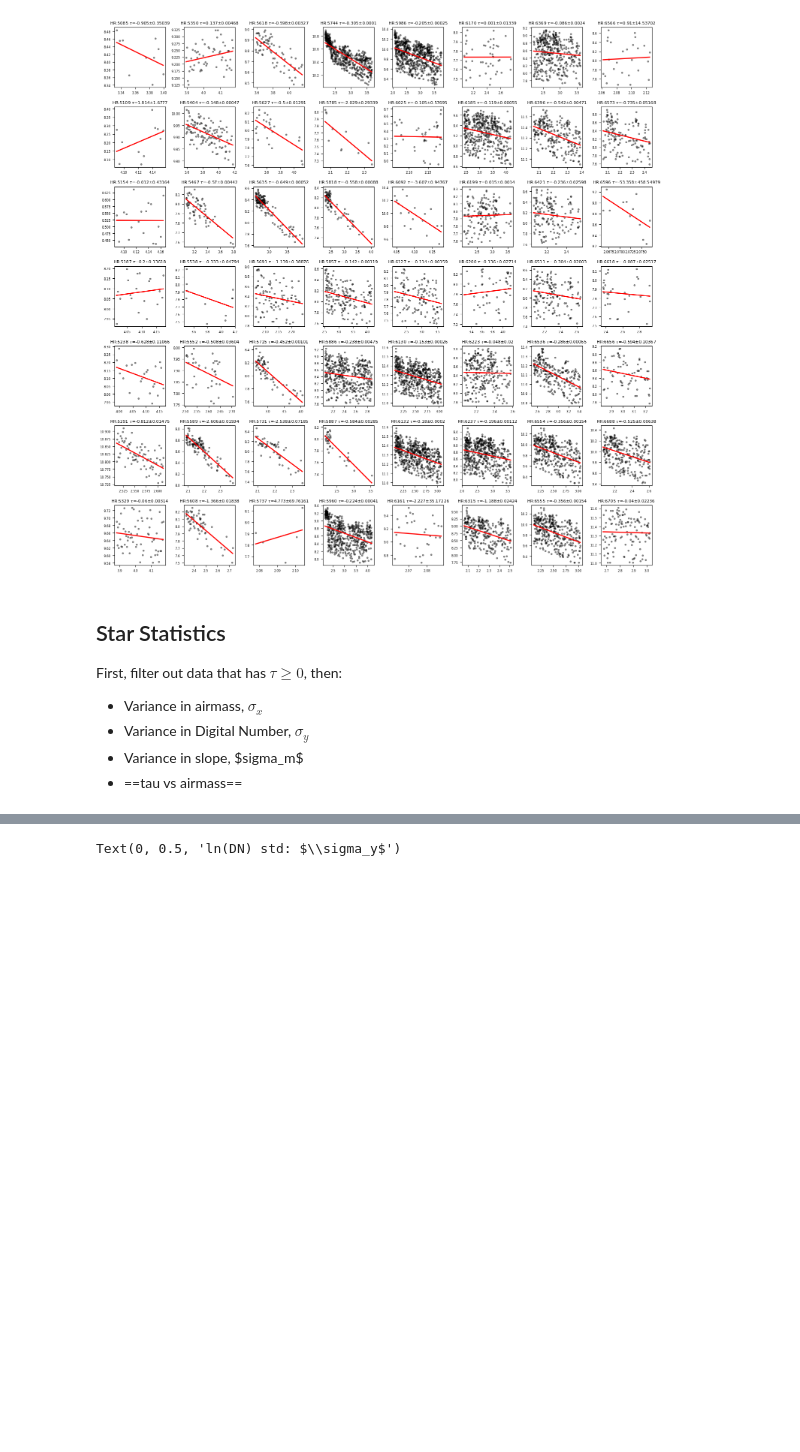
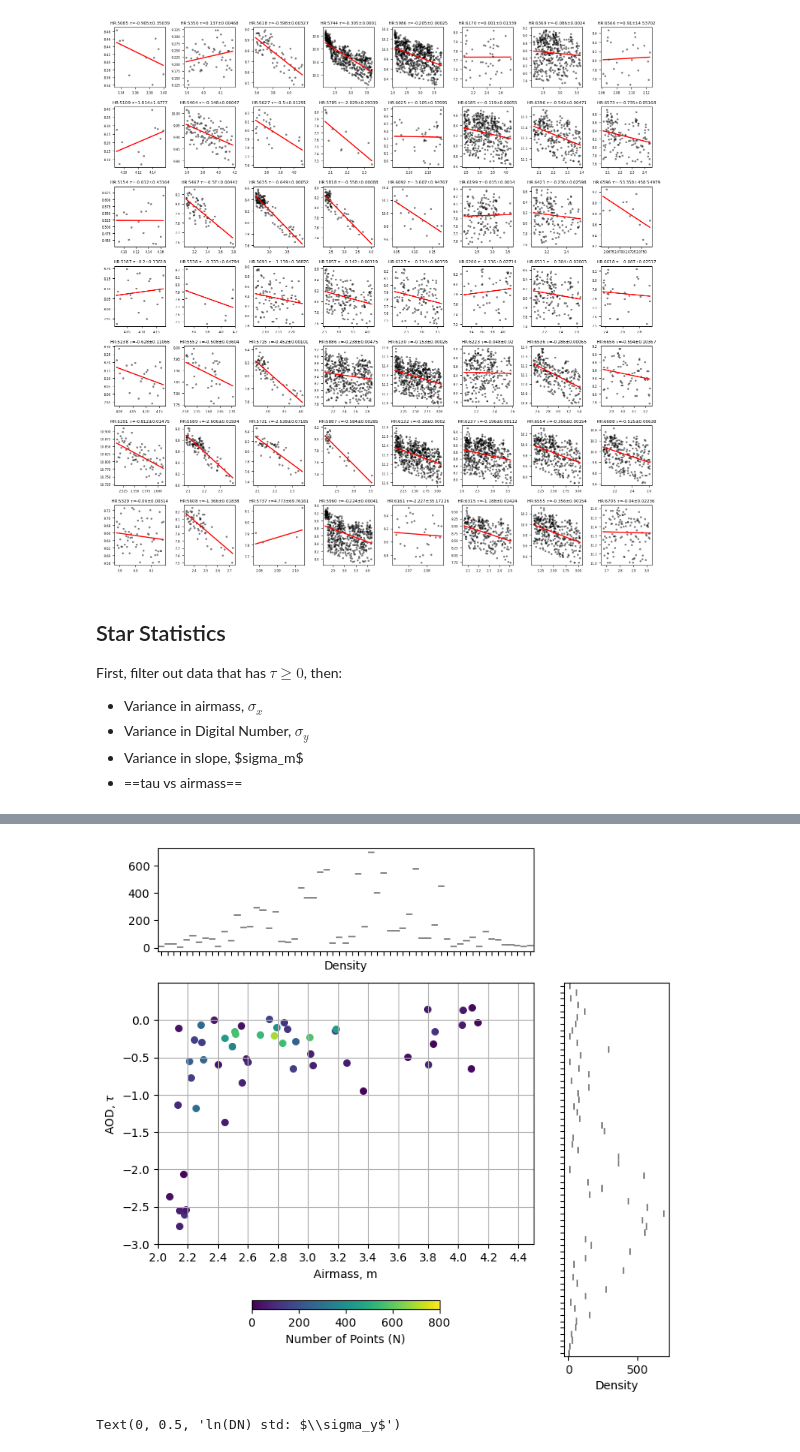
Before and after one commit to jtobs1/angstrom_plots, a Jupyter notebook: langley_new.ipynb, the cells around one changed output, grey strips where cells are left out. Cells and saved outputs as stored; diff of their text form; code cells hidden in the pictures; blank space fills up the shorter version.

```diff
--- a/langley_new.ipynb
+++ b/langley_new.ipynb
@@ -164,3 +164,94 @@ First, filter out data that has $\tau\geq 0$, then:
 - Variance in Digital Number, $\sigma_y$
 - Variance in slope, \$sigma_m$
 - ==tau vs airmass==
+# %%
+from matplotlib.colors import Normalize
+import seaborn as sns
+from matplotlib.gridspec import GridSpec
+
+# AOD vs Airmass
+
+nstars = len(b450)
+nrows = np.floor(np.sqrt(nstars))
+ncols = np.ceil(np.sqrt(nstars))
+
+# Normalize the color range
+
+norm = Normalize(vmin=0, vmax=800)  # range of # points (0 to 800)
+sm = plt.cm.ScalarMappable(cmap=cm.viridis, norm=norm)
+sm.set_array([])  # for ScalarMappable
+
+# Colors for number of points
+colors = cm.viridis(np.linspace(0, 1, 800))
+
+# fig, ax = plt.subplots(nrows, ncols, figsize=(12,12))
+fig = plt.figure(figsize=(8, 8))
+gs = GridSpec(4, 4, figure=fig, hspace=0.3, wspace=0.3)
+
+ax_main = fig.add_subplot(gs[1:, :-1])
+
+row, col = 0, 0
+data = []
+for star_id, group in b450.groupby('hr'):
+
+    # Get salient arrays
+    x = group['airmass'].values[0].T[0]     # secant(theta)
+    y = group['log_DN'].values[0].T[0]      # ln(DN)
+    m = group['slope'].values[0].T[0]       # Slope ( tau )
+    b = group['intercept'].values[0].T[0]   # intercept ( ln(I0) )
+
+    # Colors based on # of valid points
+    N = len(x[~np.isnan(x)])    # Number of valid points across Airmass
+    color = colors[N]
+
+    # Plot individual star's AOD and Airmass
+    ax_main.scatter(
+        x.mean(),
+        m,
+        label=fr'HR{star_id}',
+        s=30,
+        c=[color],  # Wrap color in a list
+    )
+
+    # Append those statistics
+    data.append({
+        'airmass': x.mean(),
+        'tau': m[0],
+        'N': N
+    })
+
+# Random x and y axis stuff
+xmin, xmax = 2.0, 4.5
+ymin, ymax = -3.0, 0.5
+ax_main.set_xticks(np.arange(xmin, xmax, 0.2))
+ax_main.set_xlabel("Airmass, m")
+ax_main.set_yticks(np.arange(ymin, ymax, 0.5))
+ax_main.set_ylabel(fr"AOD, $\tau$")
+# ax_main.set_ylim(ymin, ymax)
+ax_main.grid()
+
+# Add the colorbar
+cbar = plt.colorbar(sm, ax=ax_main, shrink=0.5, location='bottom', orientation='horizontal')
+cbar.set_label('Number of Points (N)')
+
+# Create the violin plot for AOD vs Airmass on the
+df = pd.DataFrame(data)
+print(df.head())
+ax_violin_x = fig.add_subplot(gs[0, :-1])
+sns.violinplot(data=df, x='airmass', y='N', ax=ax_violin_x, color='lightblue', inner=None)
+ax_violin_x.set_xlabel('Density')
+ax_violin_x.set_ylabel('')
+ax_violin_x.tick_params(axis='x', labelbottom=False)
+
+# Violin plot to the left of the y-axis
+ax_violin_y = fig.add_subplot(gs[1:, -1])
+sns.violinplot(data=df, y='tau', x='N', ax=ax_violin_y, inner=None, color='lightgreen', orient='h')
+ax_violin_y.set_xlabel("Density")
+ax_violin_y.set_ylabel("")
+ax_violin_y.tick_params(axis='y', labelleft=False)
+
+ax_main.set_xlim(xmin, xmax)
+ax_main.set_ylim(ymin, ymax)
+ax_main.set_yticks(np.arange(ymin, ymax, 0.5))
+ax_main.set_xticks(np.arange(xmin, xmax, 0.2))
+# %% [output]
@@ -167,3 +277,4 @@ First, filter out data that has $\tau\geq 0$, then:
+[figure, added]
 # %%
 # Filter out data if tau >= 0:
 # b450 = b450[b450['slope'] < 0]
```
Also changed, not shown: parts of 2 cells of this notebook.
